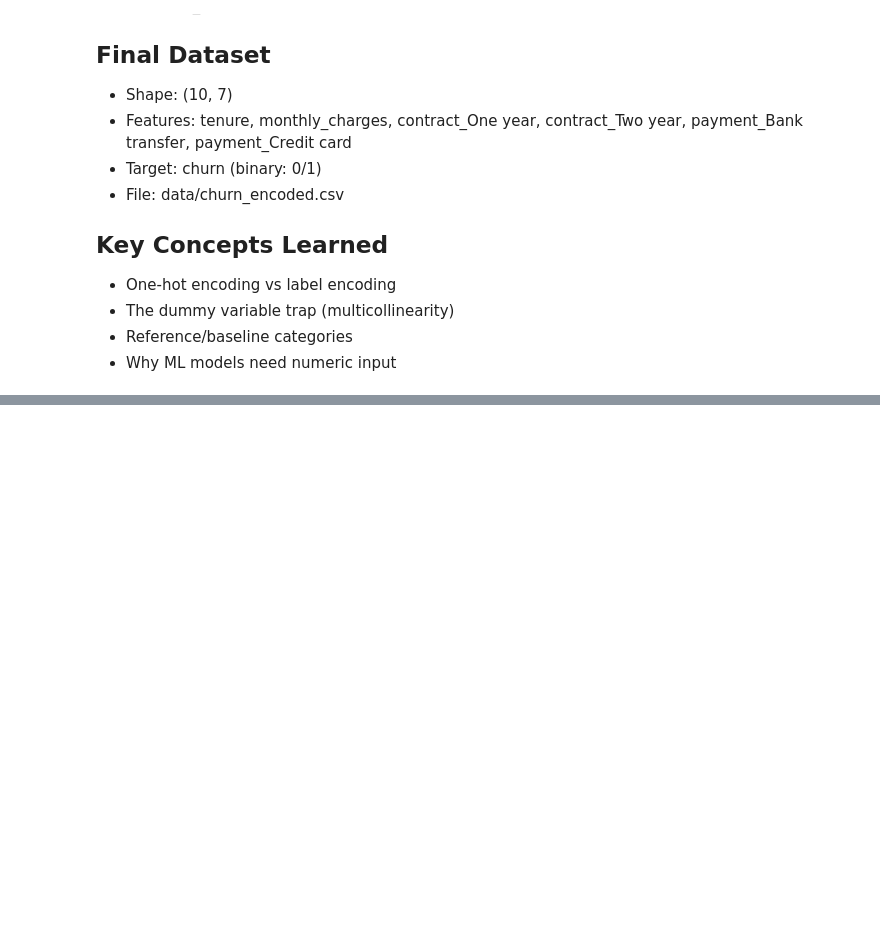
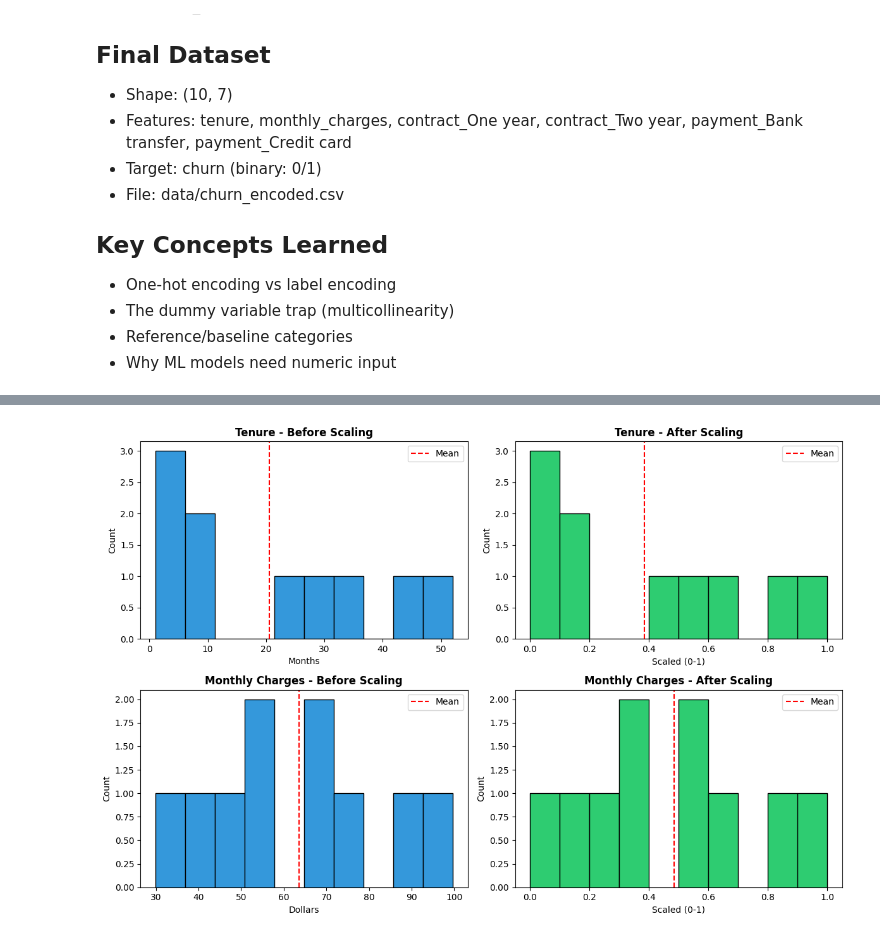
Before and after one commit to alexis-aquino/customer-churner, a Jupyter notebook: notebooks/01_load_data.ipynb, the cells around one changed output, grey strips where cells are left out. Saved outputs shown, nothing was run; the diff lists cells and outputs as text; code cells hidden in the pictures; blank space fills up the shorter version.

```diff
--- a/notebooks/01_load_data.ipynb
+++ b/notebooks/01_load_data.ipynb
@@ -2220,0 +2291,17 @@ Final columns:
+# %%
+# Create a copy to preserve original
+df_scaled = df.copy()
+
+# Initialize the scaler
+scaler = MinMaxScaler()
+
+# Fit and transform the numeric features
+df_scaled[numeric_features] = scaler.fit_transform(df[numeric_features])
+
+print("✅ Scaling complete!")
+print("\n📊 After scaling:")
+for col in numeric_features:
+    print(f"{col}:")
+    print(f"  Min: {df_scaled[col].min():.4f}")
+    print(f"  Max: {df_scaled[col].max():.4f}")
+    print(f"  Mean: {df_scaled[col].mean():.4f}")
@@ -2220,0 +2320,42 @@ Final columns:
+# %%
+import matplotlib.pyplot as plt
+
+# Create comparison visualization
+fig, axes = plt.subplots(2, 2, figsize=(12, 8))
+
+# Tenure - Before
+axes[0, 0].hist(df['tenure'], bins=10, color='#3498db', edgecolor='black')
+axes[0, 0].set_title('Tenure - Before Scaling', fontweight='bold')
+axes[0, 0].set_xlabel('Months')
+axes[0, 0].set_ylabel('Count')
+axes[0, 0].axvline(df['tenure'].mean(), color='red', linestyle='--', label='Mean')
+axes[0, 0].legend()
+
+# Tenure - After
+axes[0, 1].hist(df_scaled['tenure'], bins=10, color='#2ecc71', edgecolor='black')
+axes[0, 1].set_title('Tenure - After Scaling', fontweight='bold')
+axes[0, 1].set_xlabel('Scaled (0-1)')
+axes[0, 1].set_ylabel('Count')
+axes[0, 1].axvline(df_scaled['tenure'].mean(), color='red', linestyle='--', label='Mean')
+axes[0, 1].legend()
+
+# Monthly Charges - Before
+axes[1, 0].hist(df['monthly_charges'], bins=10, color='#3498db', edgecolor='black')
+axes[1, 0].set_title('Monthly Charges - Before Scaling', fontweight='bold')
+axes[1, 0].set_xlabel('Dollars')
+axes[1, 0].set_ylabel('Count')
+axes[1, 0].axvline(df['monthly_charges'].mean(), color='red', linestyle='--', label='Mean')
+axes[1, 0].legend()
+
+# Monthly Charges - After
+axes[1, 1].hist(df_scaled['monthly_charges'], bins=10, color='#2ecc71', edgecolor='black')
+axes[1, 1].set_title('Monthly Charges - After Scaling', fontweight='bold')
+axes[1, 1].set_xlabel('Scaled (0-1)')
+axes[1, 1].set_ylabel('Count')
+axes[1, 1].axvline(df_scaled['monthly_charges'].mean(), color='red', linestyle='--', label='Mean')
+axes[1, 1].legend()
+
+plt.tight_layout()
+plt.show()
+# %% [output]
+[figure, added]
```
Also changed, not shown: parts of 10 cells of this notebook, 1 other file.
